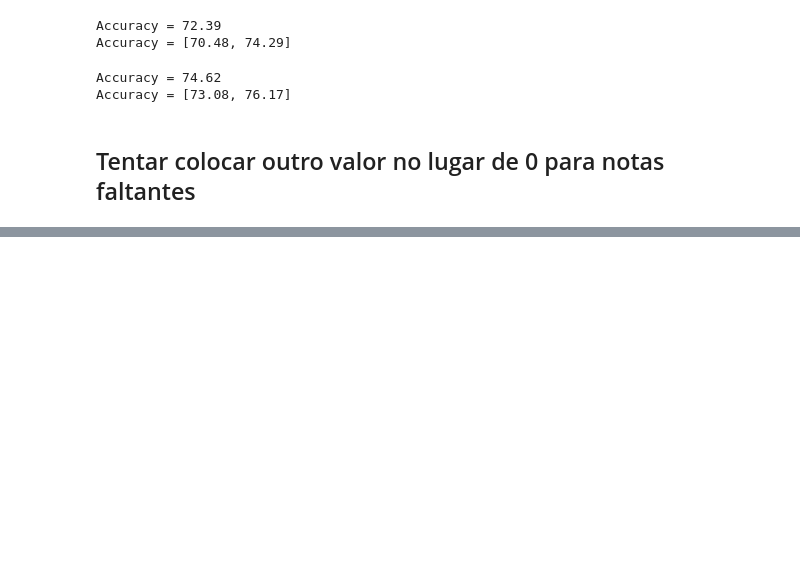
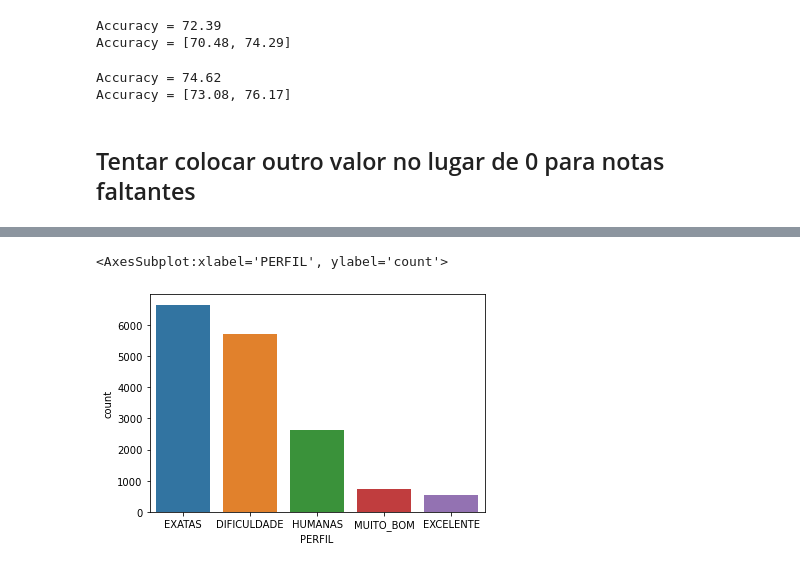
Before and after one commit to fkay/desafio-2-2020-priv, a Jupyter notebook: Assets/Notebooks/parte-1.ipynb, the cells around one changed output, grey strips where cells are left out. Drawn from its saved outputs; the diff is of its cells as text; code cells hidden in the pictures; blank space fills up the shorter version.

```diff
--- a/Assets/Notebooks/parte-1.ipynb
+++ b/Assets/Notebooks/parte-1.ipynb
@@ -646,0 +698,6 @@ Accuracy = [73.08, 76.17]
+# %%
+fig = plt.plot()
+sns.countplot(x='PERFIL', data=df_teste2, order = df_teste2['PERFIL'].value_counts().index)
+# %% [output]
+<AxesSubplot:xlabel='PERFIL', ylabel='count'>
+[figure, added]
```
Also changed, not shown: parts of 21 cells of this notebook.
